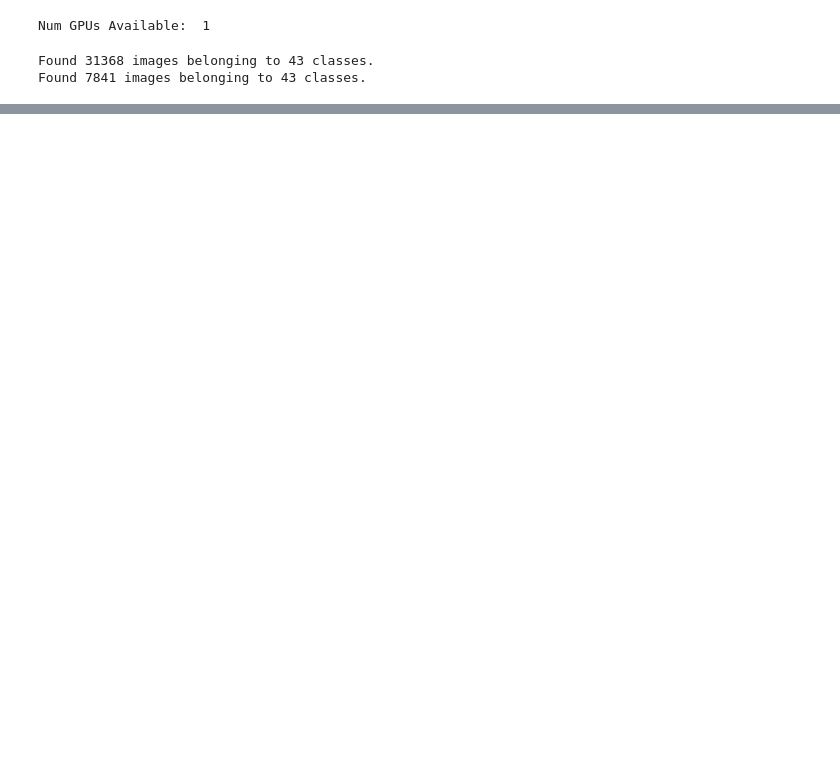
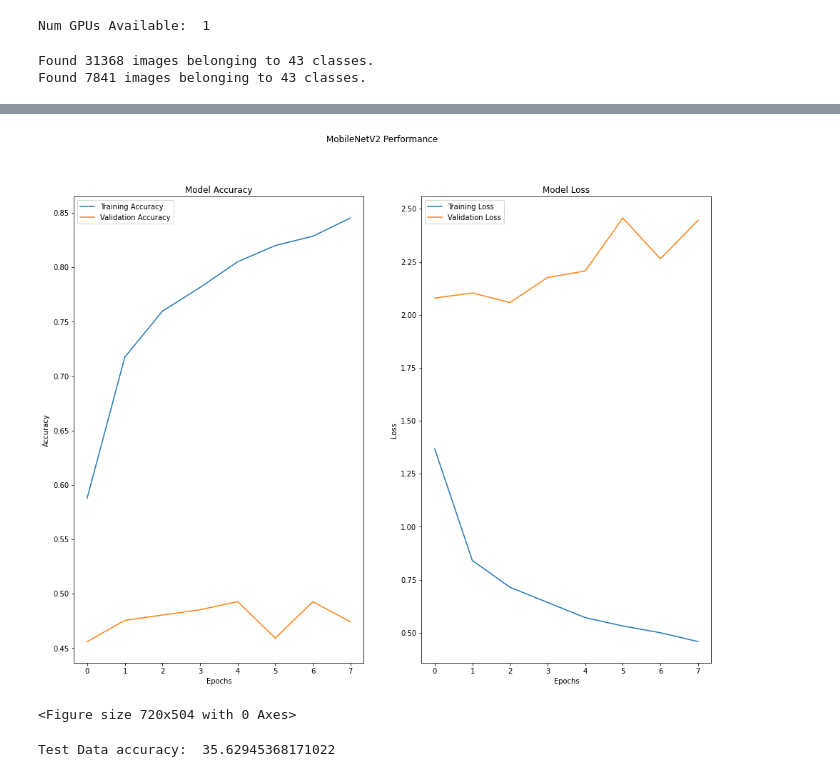
Before and after one commit to a1-rudh/CNNproject, a Jupyter notebook: gtsrb-prediction-cnn.ipynb, the cells around one changed output, grey strips where cells are left out. Saved outputs shown, nothing was run; the diff lists cells and outputs as text; code cells hidden in the pictures; blank space fills up the shorter version.

```diff
--- a/gtsrb-prediction-cnn.ipynb
+++ b/gtsrb-prediction-cnn.ipynb
@@ -252,3 +290,3 @@ test = datagen.flow_from_dataframe(test_df,
 # %%
-base_model = tf.keras.applications.MobileNetV2(input_shape = (35, 35, 3), include_top = False, weights = "imagenet")
+base_model = tf.keras.applications.MobileNetV2(input_shape = (height, width, 3), include_top = False, weights = "imagenet")
 base_model.trainable = False
@@ -260,5 +293,5 @@ Downloading data from https://storage.googleapis.com/tensorflow/keras-applicatio
 # %%
-trans_model = tf.keras.Sequential([base_model,
+mob_model = tf.keras.Sequential([base_model,
                                    keras.layers.GlobalAveragePooling2D(),
                                    keras.layers.Dropout(0.2),
                                    keras.layers.Dense(512, activation='relu'),
@@ -266,4 +299,4 @@ trans_model = tf.keras.Sequential([base_model,
                                    keras.layers.Dropout(rate=0.2),
                                    keras.layers.Dense(43, activation='softmax')
                                 ])
-trans_model.summary()
+mob_model.summary()
@@ -270,5 +321,5 @@ trans_model.summary()
 # %%
-alpha=0.0001
-epochs=30
-optim = keras.optimizers.Adam(learning_rate=0.01)
-trans_model.compile(optimizer = optim, loss = 'categorical_crossentropy', metrics = ['accuracy'])
+alpha=0.01
+epochs=8
+optim = keras.optimizers.Adam(learning_rate=alpha)
+mob_model.compile(optimizer = optim, loss = 'categorical_crossentropy', metrics = ['accuracy'])
@@ -277,6 +326,6 @@ NameError: name 'trans_model' is not defined
 # %%
-history = trans_model.fit(train_dataset,
+mob_history = mob_model.fit(train_dataset,
                           steps_per_epoch=len(train_dataset),
-                          epochs=30,
+                          epochs=epochs,
                           validation_data=test_dataset,
                           validation_steps=len(test_dataset))
@@ -283,3 +347,32 @@ history = trans_model.fit(train_dataset,
+# %%
+fig,ax=plt.subplots(1,2)
+fig.set_size_inches(16,12)
+performance = pd.DataFrame(mob_history.history)
+plt.figure(figsize=(10,7))
+ax[1].plot(performance[['loss','val_loss']])
+ax[1].legend(['Training Loss', 'Validation Loss'])
+ax[1].set_title('Model Loss')
+ax[1].set_xlabel('Epochs')
+ax[1].set_ylabel('Loss')
+# ax[1].set_ylim(0,1)
+ax[0].plot(performance[['accuracy','val_accuracy']])
+ax[0].legend(['Training Accuracy', 'Validation Accuracy'])
+ax[0].set_title('Model Accuracy')
+ax[0].set_xlabel('Epochs')
+ax[0].set_ylabel('Accuracy')
+# ax[0].set_ylim(0.5,1)
+fig.suptitle('MobileNetV2 Performance')
+plt.show()
+# %% [output]
+[figure, added]
+<Figure size 720x504 with 0 Axes>
+# %%
+from sklearn.metrics import accuracy_score
+pred = mob_model.predict(X_test)
+pred = map_pred(pred.argmax(axis=-1))
+print('Test Data accuracy: ',accuracy_score(test_labels, pred)*100)
+# %% [output]
+Test Data accuracy:  35.62945368171022
 # %%
 vgg_model = tf.keras.Sequential([VGG19(weights='imagenet', include_top=False, input_shape=(height,width,3)),
                                  keras.layers.BatchNormalization(),
```
Also changed, not shown: parts of 29 cells of this notebook.
